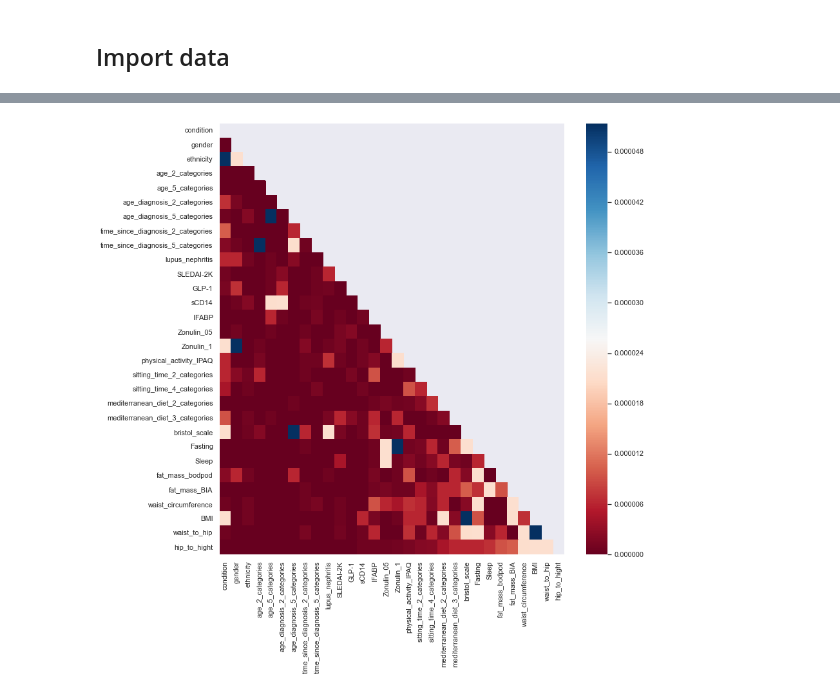
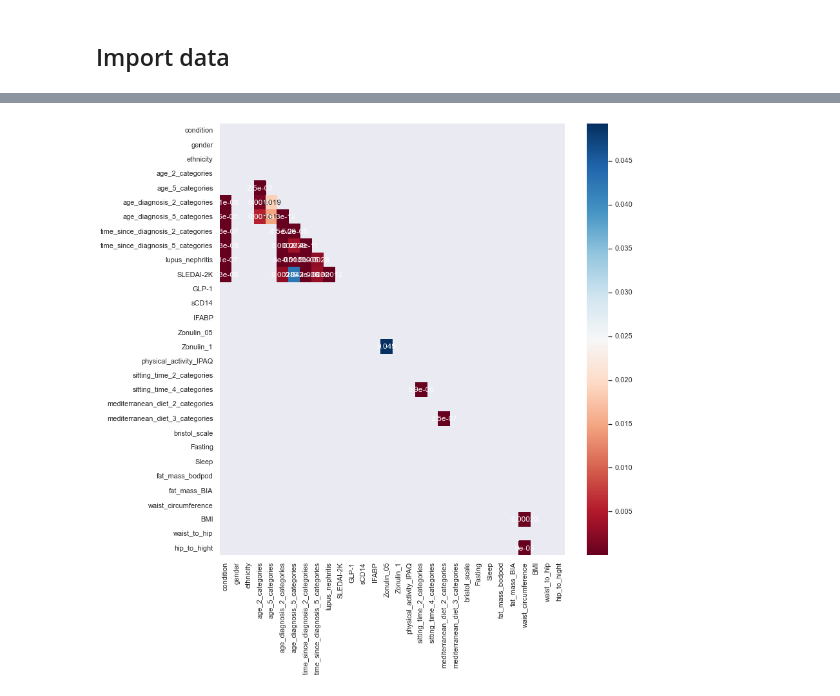
Before and after one commit to cimendes/HSM_lupus_metataxonomics, a Jupyter notebook: Correlation.ipynb, the cells around one changed output, grey strips where cells are left out. Cells and saved outputs as stored; diff of their text form; code cells hidden in the pictures.

```diff
--- a/Correlation.ipynb
+++ b/Correlation.ipynb
@@ -19,6 +19,7 @@ data = "data/16S_IGC_2021 - Metadata March 2022.csv"
 # %%
 df = pd.read_csv(data,sep=',',na_values="Missing").set_index('sample-id')
 df = df.drop(columns="patient codes")
+df = df.drop(labels=["Controlo"])
 df
 # %% [output]
 |  | condition | gender | ethnicity | age_2_categories | age_5_categories | age_diagnosis_2_categories | ... |
@@ -93,10 +74,10 @@ cor_mat_lower[cor_mat_lower > 0.05] = np.nan
 # %%
 plt.figure(figsize = (12,12))
 sns.heatmap(cor_mat_lower,
-            annot=False,     # <-- write the numbers on the squares
+            annot=True,     # <-- write the numbers on the squares
             cmap='RdBu'); # <-- use a "red into blue, reversed" colormap
 # %% [output]
-[figure, old version]
+[figure, new version]
 # %%
 lower_triangle_mask = np.triu(np.ones(chi2.shape)).astype(np.bool)
 cor_mat_lower = chi2.mask(lower_triangle_mask)
```
Also changed, not shown: parts of 3 cells of this notebook, 4 other files.
